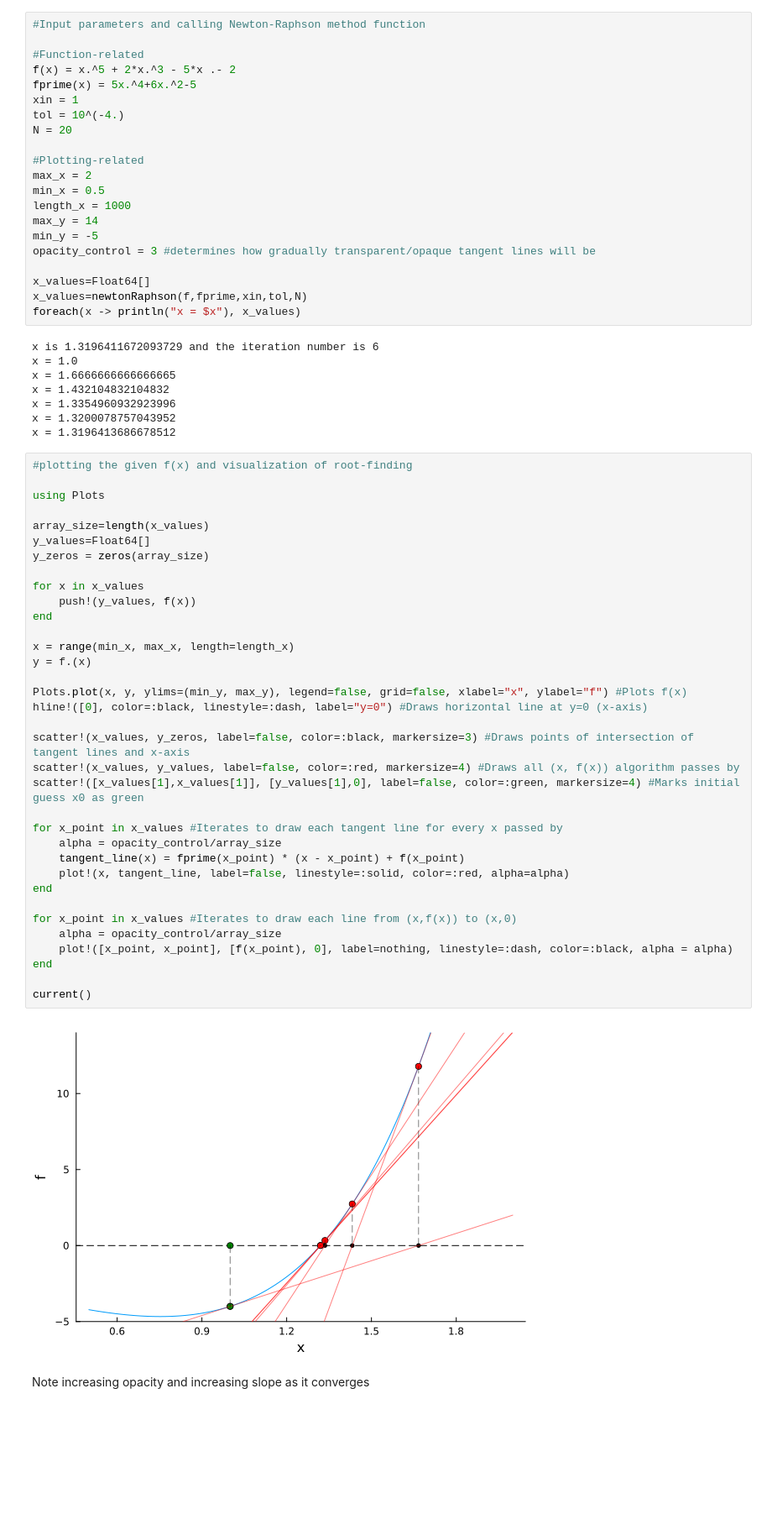
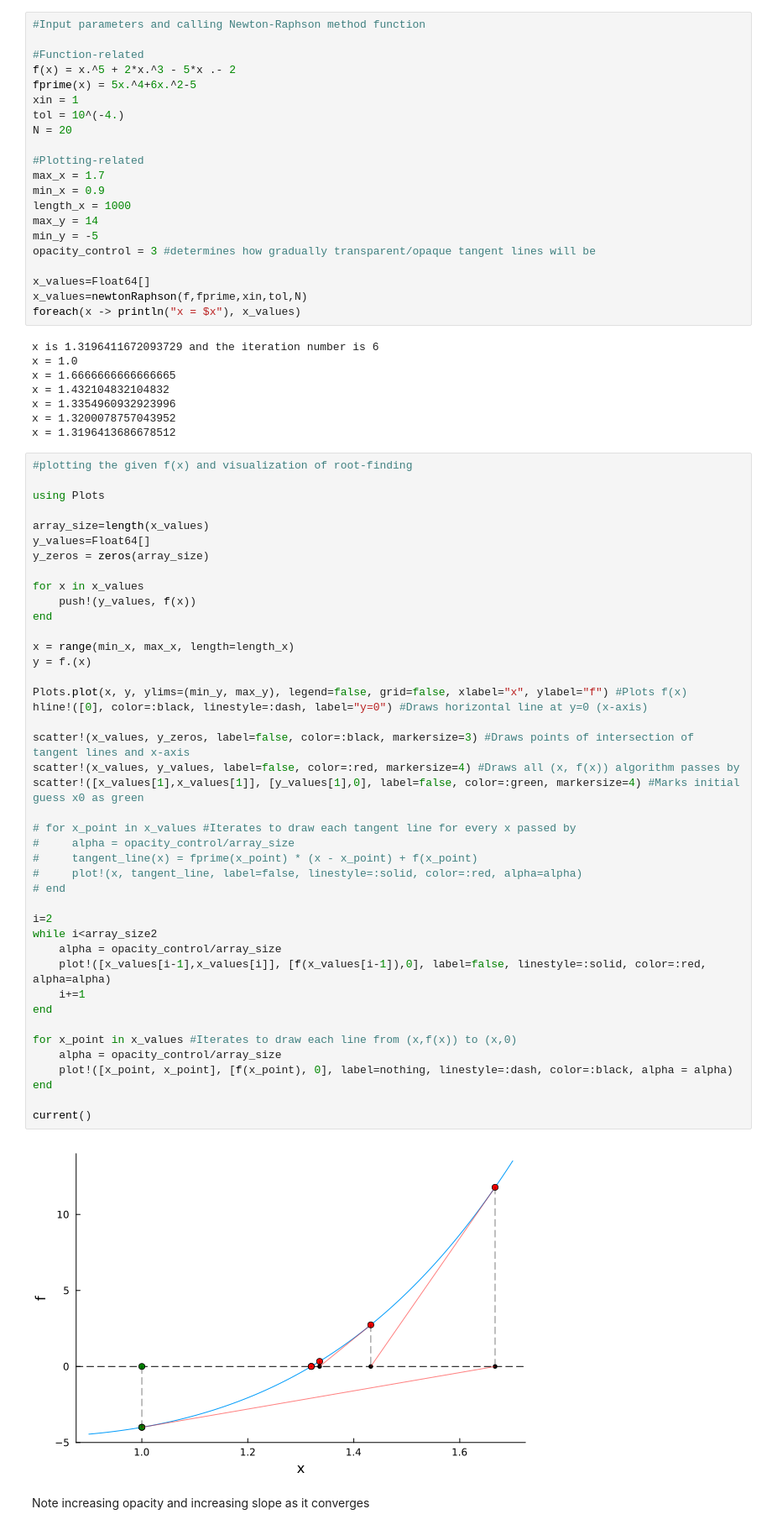
Before and after one commit to jhtl08/Root-Finding, a Jupyter notebook: CT1_Roots_Coloma_Lorenzo.ipynb, the cells around one changed output. Shown at 84% size. Saved outputs shown, nothing was run; the diff lists cells and outputs as text; blank space fills up the shorter version.

Commit message:
better tan and sec lines?

```diff
--- a/CT1_Roots_Coloma_Lorenzo.ipynb
+++ b/CT1_Roots_Coloma_Lorenzo.ipynb
@@ -43,8 +43,8 @@ tol = 10^(-4.)
 N = 20
 
 #Plotting-related
-max_x = 2
-min_x = 0.5
+max_x = 1.7
+min_x = 0.9
 length_x = 1000
 max_y = 14
 min_y = -5
@@ -67,37 +67,44 @@ x = 1.3196413686678512
 using Plots
 
 array_size=length(x_values)
 y_values=Float64[]
 y_zeros = zeros(array_size)
 
 for x in x_values
     push!(y_values, f(x))
 end
 
 x = range(min_x, max_x, length=length_x)
 y = f.(x)
 
 Plots.plot(x, y, ylims=(min_y, max_y), legend=false, grid=false, xlabel="x", ylabel="f") #Plots f(x)
 hline!([0], color=:black, linestyle=:dash, label="y=0") #Draws horizontal line at y=0 (x-axis)
 
 scatter!(x_values, y_zeros, label=false, color=:black, markersize=3) #Draws points of intersection of tangent lines and x-axis
 scatter!(x_values, y_values, label=false, color=:red, markersize=4) #Draws all (x, f(x)) algorithm passes by
 scatter!([x_values[1],x_values[1]], [y_values[1],0], label=false, color=:green, markersize=4) #Marks initial guess x0 as green
 
-for x_point in x_values #Iterates to draw each tangent line for every x passed by
+# for x_point in x_values #Iterates to draw each tangent line for every x passed by
+#     alpha = opacity_control/array_size
+#     tangent_line(x) = fprime(x_point) * (x - x_point) + f(x_point)
+#     plot!(x, tangent_line, label=false, linestyle=:solid, color=:red, alpha=alpha)
+# end
+
+i=2
+while i<array_size2
     alpha = opacity_control/array_size
-    tangent_line(x) = fprime(x_point) * (x - x_point) + f(x_point)
-    plot!(x, tangent_line, label=false, linestyle=:solid, color=:red, alpha=alpha)
+    plot!([x_values[i-1],x_values[i]], [f(x_values[i-1]),0], label=false, linestyle=:solid, color=:red, alpha=alpha)
+    i+=1
 end
 
 for x_point in x_values #Iterates to draw each line from (x,f(x)) to (x,0)
     alpha = opacity_control/array_size
     plot!([x_point, x_point], [f(x_point), 0], label=nothing, linestyle=:dash, color=:black, alpha = alpha)
 end
 
 current()
 # %% [output]
-[figure, old version]
+[figure, new version]
 # %% [markdown]
 Note increasing opacity and increasing slope as it converges
 # %% [markdown]
```
Also changed, not shown: parts of 1 cell of this notebook.
